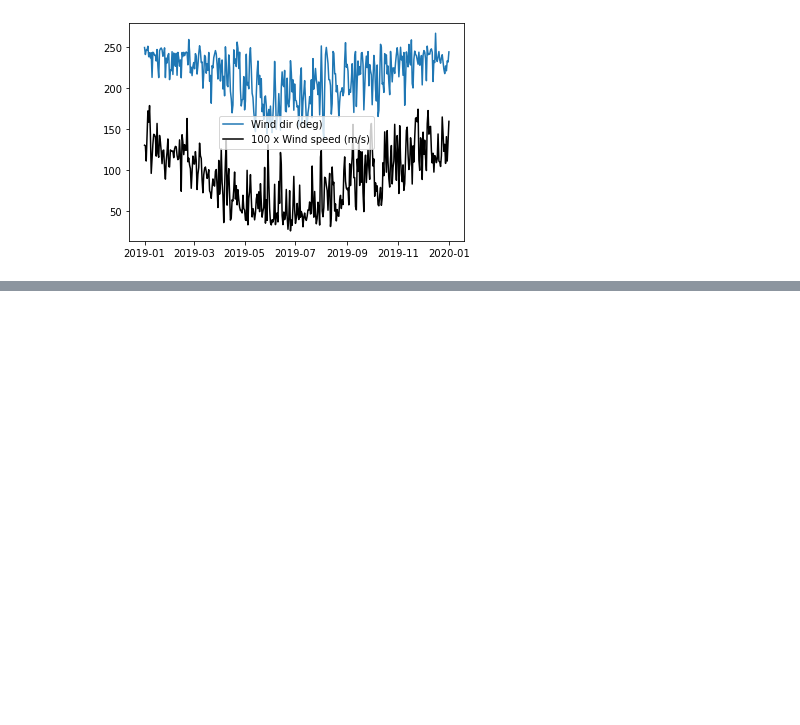
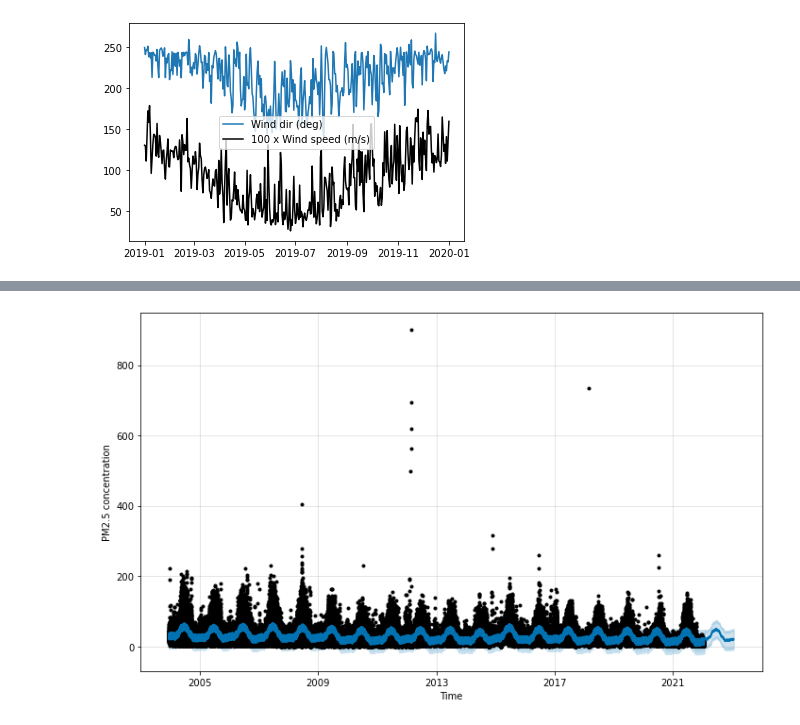
Before and after one commit to chathull/smogcasting, a Jupyter notebook: smogcasting.ipynb, the cells around one changed output, grey strips where cells are left out. Saved outputs shown, nothing was run; the diff lists cells and outputs as text; code cells hidden in the pictures; blank space fills up the shorter version.

Commit message:
Added basic prophet model.

```diff
--- a/smogcasting.ipynb
+++ b/smogcasting.ipynb
@@ -218,3 +217,8 @@ plt.legend()
 <matplotlib.legend.Legend at 0x...>
 [figure]
 [figure]
+# %%
+# Perform a simple prediction of Santiago's AQI using Prophet
+# Prophet requires a df (named 'df') with columns named 'ds' (datestamp) and 'y' (numeric measurement to be forecast)
+df = df_prophet
+df.tail()
@@ -220,0 +232,4 @@ plt.legend()
+# %%
+# Instantiate model and fit data (takes 2-3 min)
+m = Prophet()
+m.fit(df)
@@ -220,0 +267,4 @@ plt.legend()
+# %%
+# Make future df
+future = m.make_future_dataframe(periods=365)
+future.tail()
@@ -220,0 +278,4 @@ plt.legend()
+# %%
+# Make forecast (takes 1 minute)
+forecast = m.predict(future)
+forecast[['ds', 'yhat', 'yhat_lower', 'yhat_upper']].tail()
@@ -220,0 +297,5 @@ plt.legend()
+# %%
+# Static plot of forecast
+fig1 = m.plot(forecast, xlabel='Time', ylabel='PM2.5 concentration')
+# %% [output]
+[figure, added]
```
Also changed, not shown: parts of 16 cells of this notebook.
